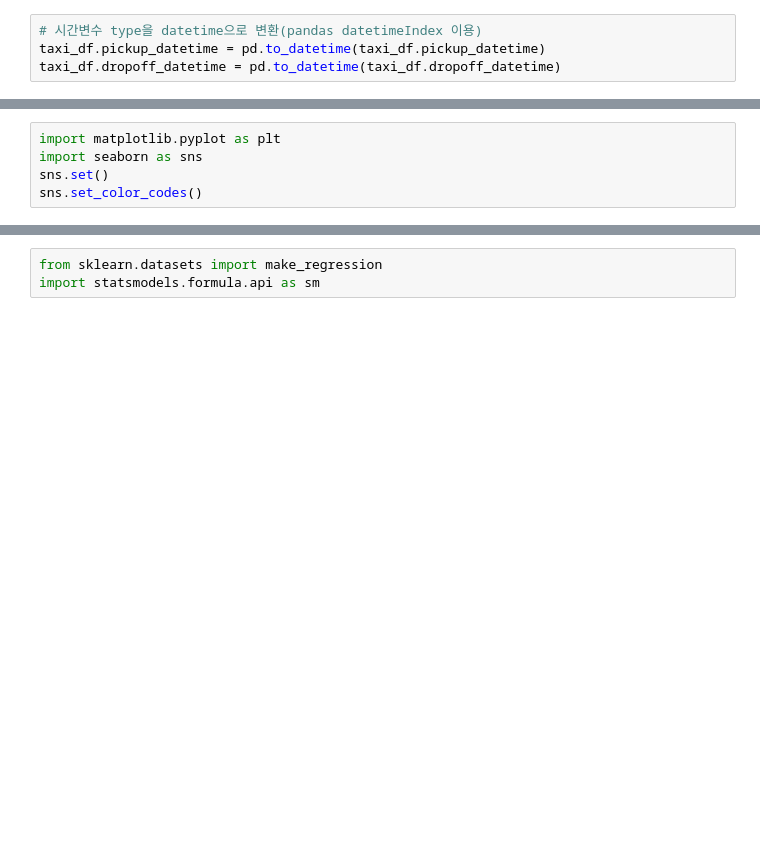
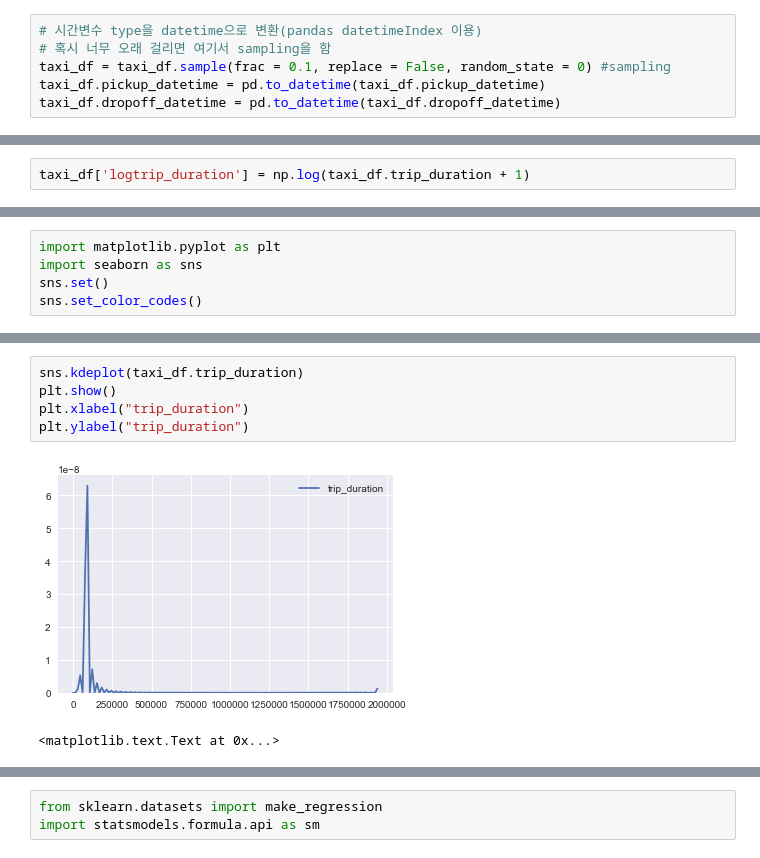
Before and after one commit to GIMINSU/nyc_taxi, a Jupyter notebook: nyc_taxi.ipynb, the cells around one changed output, grey strips where cells are left out. Drawn from its saved outputs; the diff is of its cells as text; blank space fills up the shorter version.

```diff
--- a/nyc_taxi.ipynb
+++ b/nyc_taxi.ipynb
@@ -114,5 +82,7 @@ dtype('<M8[ns]')
 # %%
 # 시간변수 type을 datetime으로 변환(pandas datetimeIndex 이용)
+# 혹시 너무 오래 걸리면 여기서 sampling을 함
+taxi_df = taxi_df.sample(frac = 0.1, replace = False, random_state = 0) #sampling
 taxi_df.pickup_datetime = pd.to_datetime(taxi_df.pickup_datetime)
 taxi_df.dropoff_datetime = pd.to_datetime(taxi_df.dropoff_datetime)
 # %%
@@ -292,3 +204,5 @@ month_group.count()
+# %%
+taxi_df['logtrip_duration'] = np.log(taxi_df.trip_duration + 1)
 # %% [markdown]
 ##### (4) Base Data Graph
 * RawData가 너무 많을 경우 Sampling
@@ -311,0 +235,8 @@ sns.set_color_codes()
+# %%
+sns.kdeplot(taxi_df.trip_duration)
+plt.show()
+plt.xlabel("trip_duration")
+plt.ylabel("trip_duration")
+# %% [output]
+[figure, added]
+<matplotlib.text.Text at 0x...>
```
Also changed, not shown: parts of 70 cells of this notebook.
